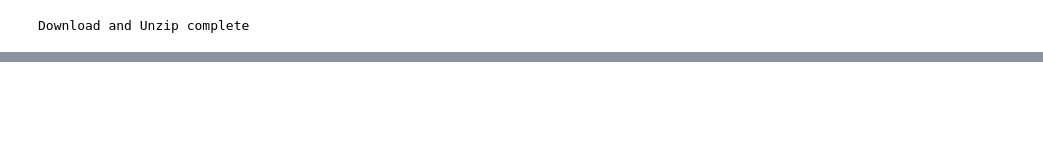
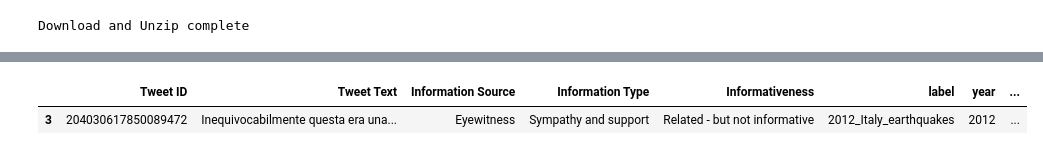
Before and after one commit to Crisitunity-Lab/ARDC-Project, a Jupyter notebook: Notebooks/Example_Data_Collection.ipynb, the cells around one changed output, grey strips where cells are left out. Drawn from its saved outputs; the diff is of its cells as text; code cells hidden in the pictures; blank space fills up the shorter version.

```diff
--- a/Notebooks/Example_Data_Collection.ipynb
+++ b/Notebooks/Example_Data_Collection.ipynb
@@ -89,0 +243,4 @@ df.head(10)
+# %%
+import src.structure_extractor.parsers as p
+
+test_df['parsed_response']=test_df.apply(lambda row: p.parse_label_infotype(row['llm_information_type']), axis=1)
@@ -89,0 +253,6 @@ df.head(10)
+# %%
+# Show results after parsing
+test_df.head()
+# %% [output]
+|  | Tweet ID | Tweet Text | Information Source | Information Type | Informativeness | label | year | ... |
+| 3 | 204030617850089472 | Inequivocabilmente questa era una... | Eyewitness | Sympathy and support | Related - but not informative | 2012_Italy_earthquakes | 2012 | ... |
```
Also changed, not shown: parts of 29 cells of this notebook.
